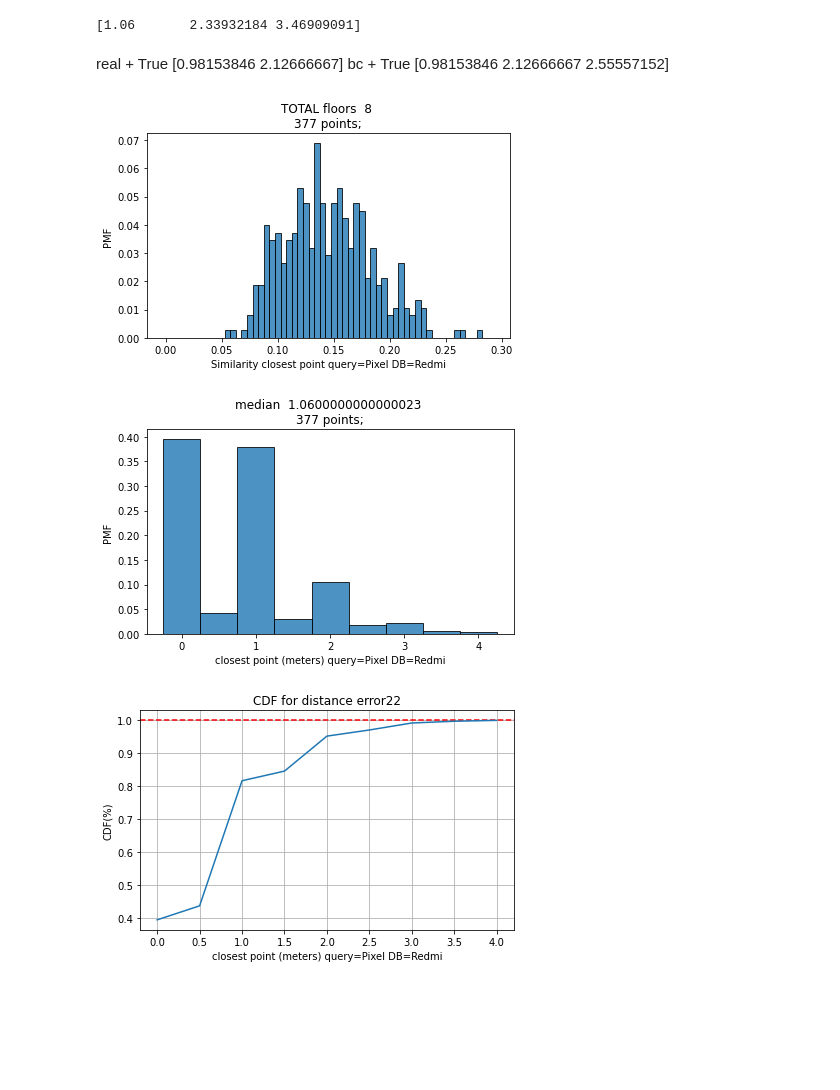
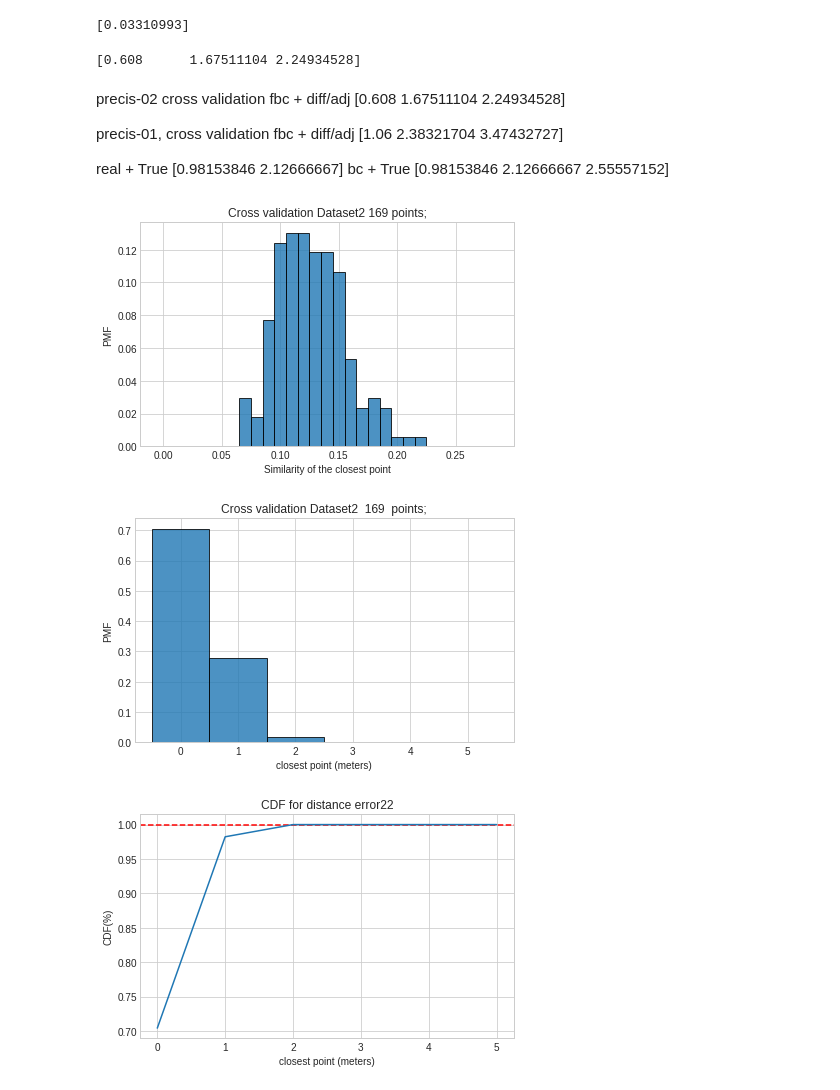
Before and after one commit to documenteinaer/similarity, a Jupyter notebook: real-braycurtis.ipynb, the cells around one changed output. Drawn from its saved outputs; the diff is of its cells as text; code cells hidden in the pictures; blank space fills up the shorter version.

Commit message:
full braycurtis

```diff
--- a/real-braycurtis.ipynb
+++ b/real-braycurtis.ipynb
@@ -415,25 +307,18 @@ R = 2.0 rbc < 0.25/avg/diff Precision= 0.52 Recall= 0.99 FP up to 4.2m 95%
 # %%
+plt.style.use("seaborn-whitegrid")
 fig =  plt.figure(figsize=(12, 8))     # bc, realbc, iou
-m = np.polyfit([r[2] for r in bd] , [math.sqrt(r[3]) for r in bd], 2)
+m = np.polyfit([r[2] for r in bd] , [r[3] for r in bd], 2)
 print(f"Slope = {m}")
 predict = np.poly1d(m)
 x_lin_reg = range(0, 8)
 y_lin_reg = predict(x_lin_reg)
 plt.plot(x_lin_reg, y_lin_reg, c = 'b')
-m = np.polyfit([r[2] for r in bd] , [r[4] for r in bd], 2)
-print(f"Slope = {m}")
-predict = np.poly1d(m)
-x_lin_reg = range(0, 8)
-y_lin_reg = predict(x_lin_reg)
-plt.plot(x_lin_reg, y_lin_reg, c = 'r')
 
-# r =  q, p, eu_dist, bc, rbc, iou
-plt.plot([r[2] for r in bd] , [math.sqrt(r[3]) for r in bd], ".", label='bc', alpha=0.2)
-plt.plot([r[2] for r in bd] , [r[4] for r in bd], ".", label='realbc', alpha=0.2)
+plt.plot([r[2] for r in bd] , [r[3] for r in bd], ".", label='bc', alpha=0.2)
 plt.xlabel('distance[m]')
 plt.ylabel('di-similarity')
 plt.grid(True)
-plt.title(f"Brayurtis average diff Floor={e} points={npct} pairs={len(bd)}")
+plt.title(f"Braycurtis, Cosine points={npct} pairs={len(bd)}")
 #plt.xticks(range(0, 20, 2))
 #plt.ylim(0, 0.5)
 #plt.yticks(np.arange(0, 1, 0.1))
@@ -482,13 +366,17 @@ def test_queryvsall(query, collections, selection='Average'):
     min = 1000.0
     mini = -1;
     for c in range(0, len(collections)):
-        bc, d, iou = compare_locations(query, collections[c], real_braycurtis, dif=True)
+        d = compare_locations(query, collections[c], braycurtis, dif=True)
         if d != 0 and d < min:
             min = d
             mini = c
     return min,mini, \
             euclidean([query['x'], query['y'], query['z']],\
                        [collections[mini]['x'], collections[mini]['y'],collections[mini]['z']])
+# %%
+print(adjust_rssi(-80.0))
+# %% [output]
+[0.03310993]
 # %%
 #  query = Pixel
 #  DB = redmi
@@ -505,52 +393,68 @@ for e in range(0, len(petaje)):
         #cl_steps.append(diff_modulo(p, index, len(petaje[e])))
         cl_dist.append(d)
 
+for e in range(0, len(retaje)):
+    for p in range(0, len(retaje[e])):
+        sim, index, d =  test_queryvsall(retaje[e][p], petaje[e], 'Average')
+        # print(sim, diff_modulo(p, index, len(petaje[e])), d)
+        cl_sim.append(sim)
+        #cl_steps.append(diff_modulo(p, index, len(petaje[e])))
+        cl_dist.append(d)
+
+
 print(np.percentile(cl_dist, [50, 95, 99]))
 # %% [output]
-[1.06       2.33932184 3.46909091]
+[0.608      1.67511104 2.24934528]
 # %% [markdown]
+precis-02 cross validation
+fbc + diff/adj  [0.608      1.67511104 2.24934528]
+
+precis-01, cross validation
+fbc + diff/adj  [1.06       2.38321704 3.47432727]
+
 real + True [0.98153846 2.12666667]
 bc + True [0.98153846 2.12666667 2.55557152]
 # %%
 
-b = np.arange(0, 0.3, 0.005) # Bins of histogram - from 1 to 5
+b = np.arange(0, 0.3, 0.01) # Bins of histogram - from 1 to 5
 bin_width = b[1] - b[0]
 hist_sim, bins_out = np.histogram(np.array(cl_sim), b, density=False)
 hist_sim = hist_sim / len(cl_sim)
+plt.style.use("seaborn-whitegrid")
 fig = plt.figure()
 plt.bar(b[:-1], hist_sim, width=bin_width, ec='k', alpha=0.8)
-plt.xlabel("Similarity closest point query=Pixel DB=Redmi")
+plt.xlabel("Similarity of the closest point")
 plt.ylabel("PMF")
-plt.title("{} {} \n{}{}".format("TOTAL floors ", len(retaje), len(cl_sim), " points;"))
+plt.title("{} {}{}".format("Cross validation Dataset2", len(cl_sim), " points;"))
 plt.tight_layout()
 plt.show()
-#    fig.savefig(f"{method}-{len(etaje)}.pdf", bbox_inches='tight')
+fig.savefig(f"disim-cross-dataset2.pdf", bbox_inches='tight')
 #    print("Percentages: ", hist_away)
 
-b = np.arange(0, 5, 0.5) # Bins of histogram - from 1 to 5
+b = np.arange(0, 7, 1) # Bins of histogram - from 1 to 5
 bin_width = b[1] - b[0]
 hist_sim, bins_out = np.histogram(np.array(cl_dist), b, density=False)
 hist_sim = hist_sim / len(cl_sim)
 fig = plt.figure()
 plt.bar(b[:-1], hist_sim, width=bin_width, ec='k', alpha=0.8)
-plt.xlabel("closest point (meters) query=Pixel DB=Redmi")
+plt.xlabel("closest point (meters)")
 plt.ylabel("PMF")
-plt.title("{} {} \n{}{}".format("median ", np.median(cl_dist), len(cl_sim), " points;"))
+plt.title("{} {} {}".format("Cross validation Dataset2 ", len(cl_sim), " points;"))
 plt.tight_layout()
 plt.show()
-#    fig.savefig(f"{method}-{len(etaje)}.pdf", bbox_inches='tight')
+fig.savefig(f"dist-closest-cross-dataset2.pdf", bbox_inches='tight')
 #    print("Percentages: ", hist_away)
 
 cdf=np.cumsum(hist_sim)
 plt.axhline(y=1, color='r', linestyle='--')
-plt.xlabel("closest point (meters) query=Pixel DB=Redmi")
+plt.xlabel("closest point (meters)")
 plt.ylabel("CDF(%)")
 plt.title("{}{}".format("CDF for distance error", 22))
 plt.plot(b[:-1], cdf)
 plt.grid(True)
 plt.tight_layout()
 plt.show()
 # %% [output]
-[figure, old version]
+[figure, new version]
-[figure, old version]
+[figure, new version]
-[figure, old version]
+[figure, new version]
```
Also changed, not shown: parts of 15 cells of this notebook, 4 other files.
